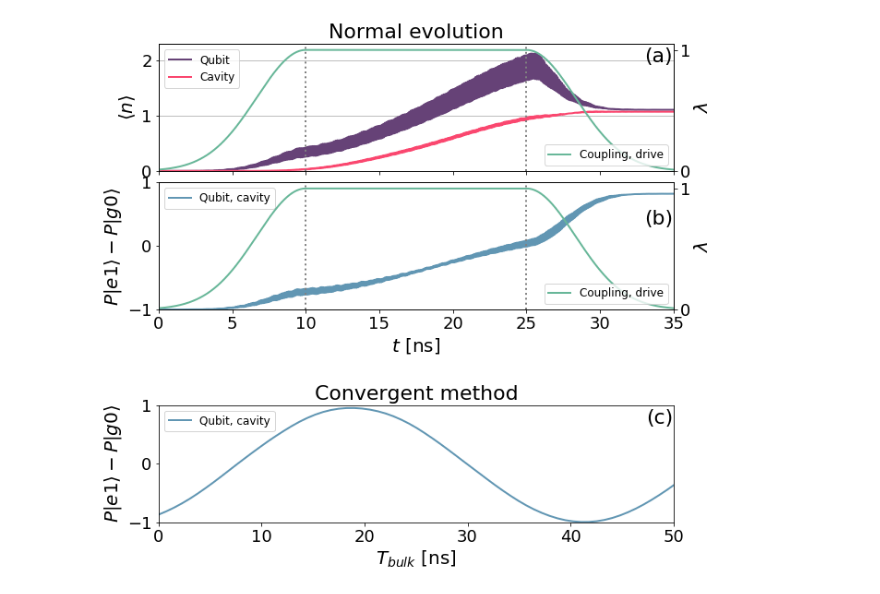
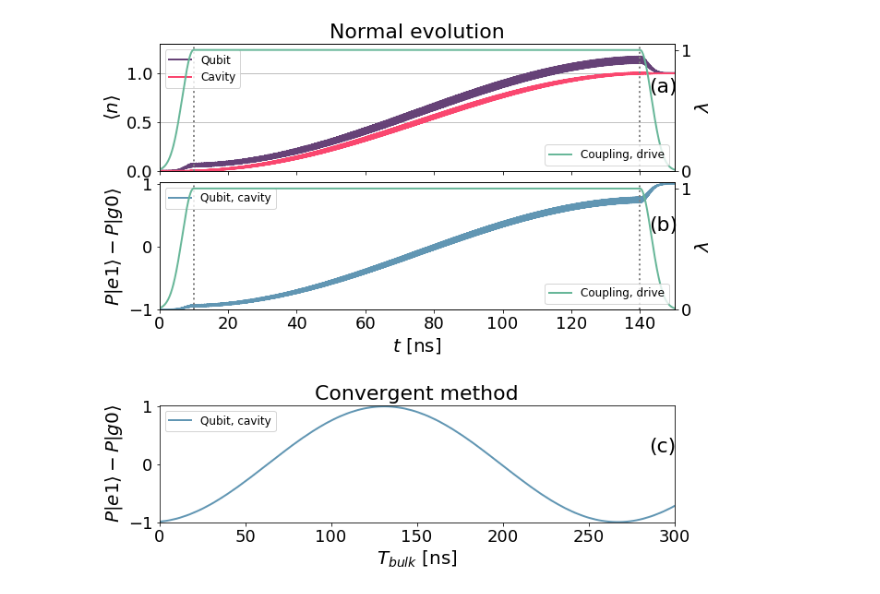
Before and after one commit to wouterkesselsap/thesis, a Jupyter notebook: figures/fig_convergent.ipynb, the cells around one changed output. Drawn from its saved outputs; the diff is of its cells as text; code cells hidden in the pictures.

Commit message:
new transmon plot

```diff
--- a/figures/fig_convergent.ipynb
+++ b/figures/fig_convergent.ipynb
@@ -116,11 +116,11 @@ def load_data(quants, srcfolder):
 # %%
 quants = ['times', 'e1', 'g0', 'coupling', 'expect']
 
-folder1 = "data_200228_222257_blue_Nq10_Nt1_eps1.4_wd5.108_wq6.5_wc4.0_wsb0.0"
+folder1 = "data_200511_074439_blue_Nq10_Nt1_eps0.6_wd5.216_wq6.5_wc4.0_wsb0.0"
 srcfolder1 = home + folder1
 times1, e1_1, g0_1, coupling1, expect1 = load_data(quants, srcfolder1)
 
-folder2 = "data_200228_232157_blue_Nq10_Nt1_eps1.4_wd5.108_wq6.5_wc4.0_wsb0.0227"
+folder2 = "data_191108_084954_blue_Nq10_Nt1_Om0.6_wd5.216_wq6.5_wc4.0_wsb0.0037"
 srcfolder2 = home + folder2
 times2, e1_2, g0_2, coupling2, expect2 = load_data(quants, srcfolder2)
 # %%
@@ -131,14 +131,14 @@ gs1 = fig.add_gridspec(nrows=2, ncols=1, top=0.95, bottom=0.45,
 ax11 = fig.add_subplot(gs1[0, 0])
 ax11.plot(times1, expect1[0], c=c_qubit, label='Qubit')
 ax11.plot(times1, expect1[1], c=c_cavity1, label='Cavity')
-ax11.set_xlim([0, 35])
-ax11.set_ylim([0, 2.3])
+ax11.set_xlim([0, 150])
+ax11.set_ylim([0, 1.3])
 ax11.set_xticklabels([])
 ax11.set_ylabel("$\\left<n\\right>$")
 ax11.legend(loc='upper left')
 
 ax11.axvline(10, ls=':', color='gray')
-ax11.axvline(25, ls=':', color='gray')
+ax11.axvline(140, ls=':', color='gray')
 ax11.grid(True, axis='y')
 
 ax12 = ax11.twinx()
@@ -148,46 +148,46 @@ ax12.set_yticks([0, 1])
 ax12.set_ylabel("$\\lambda$")
 ax12.legend(loc='lower right')
 plt.title("Normal evolution")
-ax12.text(33, 0.9, "(a)")
+ax12.text(142.5, 0.65, "(a)")
 
 
 
 ax21 = fig.add_subplot(gs1[1, 0])
 ax21.plot(times1, e1_1-g0_1, c=c_sbblue, label='Qubit, cavity')
-ax21.set_xlim([0, 35])
-ax21.set_ylim([-1, 1])
+ax21.set_xlim([0, 150])
+ax21.set_ylim([-1, 1.02])
 
 ax21.set_xlabel("$t$ [ns]")
 ax21.set_ylabel("$P\\left|e1\\right>-P\\left|g0\\right>$")
 ax21.legend(loc='upper left')
 
 ax21.axvline(10, ls=':', color='gray')
-ax21.axvline(25, ls=':', color='gray')
+ax21.axvline(140, ls=':', color='gray')
 
 ax22 = ax21.twinx()
 ax22.plot(times1, coupling1, c=c_coupling1, label='Coupling, drive')
 ax22.set_ylim([0, 1.05])
 ax22.set_yticks([0, 1])
 ax22.set_ylabel("$\\lambda$")
 ax22.legend(loc='lower right')
-ax22.text(33, 0.7, "(b)")
+ax22.text(142.5, 0.65, "(b)")
 
 
 
 gs2 = fig.add_gridspec(nrows=1, ncols=1, top=0.27, bottom=0.05,
                         wspace=0.05)
 
 ax31 = fig.add_subplot(gs2[0, 0])
 ax31.plot(times2-20, e1_2-g0_2, c=c_sbblue, label='Qubit, cavity')
-ax31.set_xlim([0, 50])
-ax31.set_ylim([-1, 1])
+ax31.set_xlim([0, 300])
+ax31.set_ylim([-1, 1.02])
 ax31.legend(loc='upper left')
 
 ax31.set_xlabel("$T_{{bulk}}$ [ns]")
 ax31.set_ylabel("$P\\left|e1\\right>-P\\left|g0\\right>$")
 ax31.set_title("Convergent method")
-ax31.text(47.3, 0.69, "(c)")
+ax31.text(285, 0.2, "(c)")
 
 plt.show()
 # %% [output]
-[figure, old version]
+[figure, new version]
```
Also changed, not shown: 1 other file.
